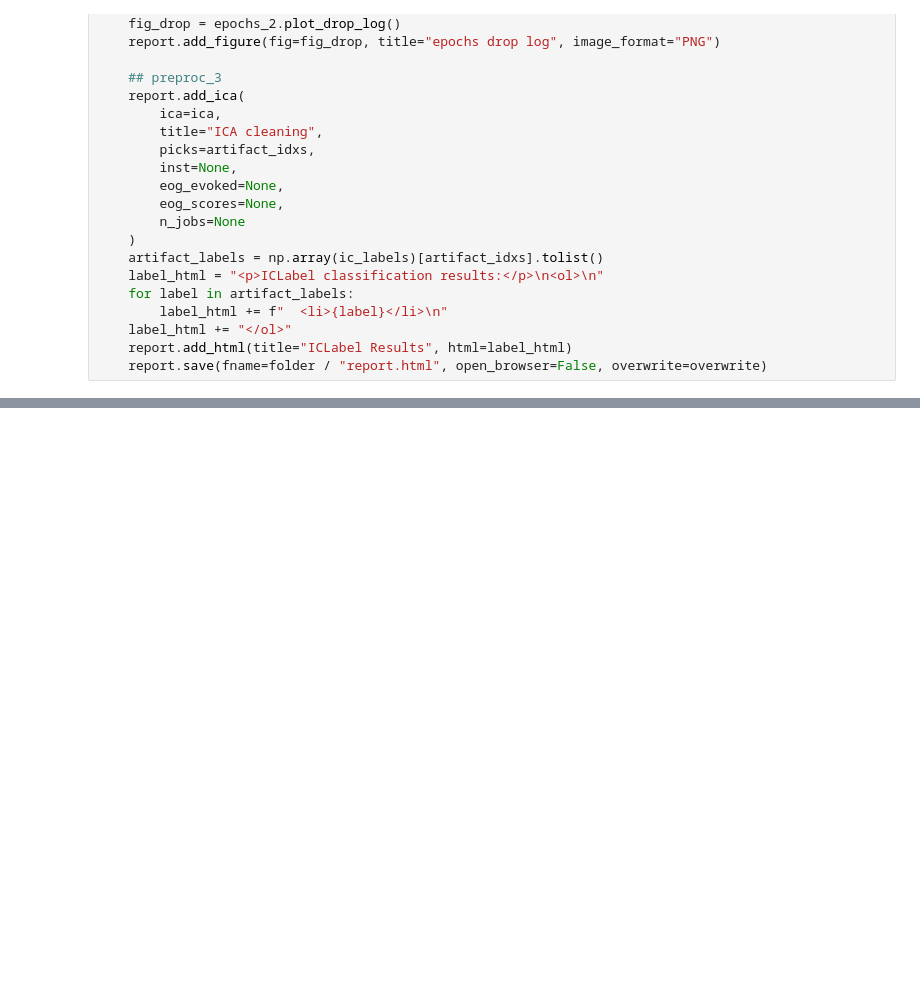
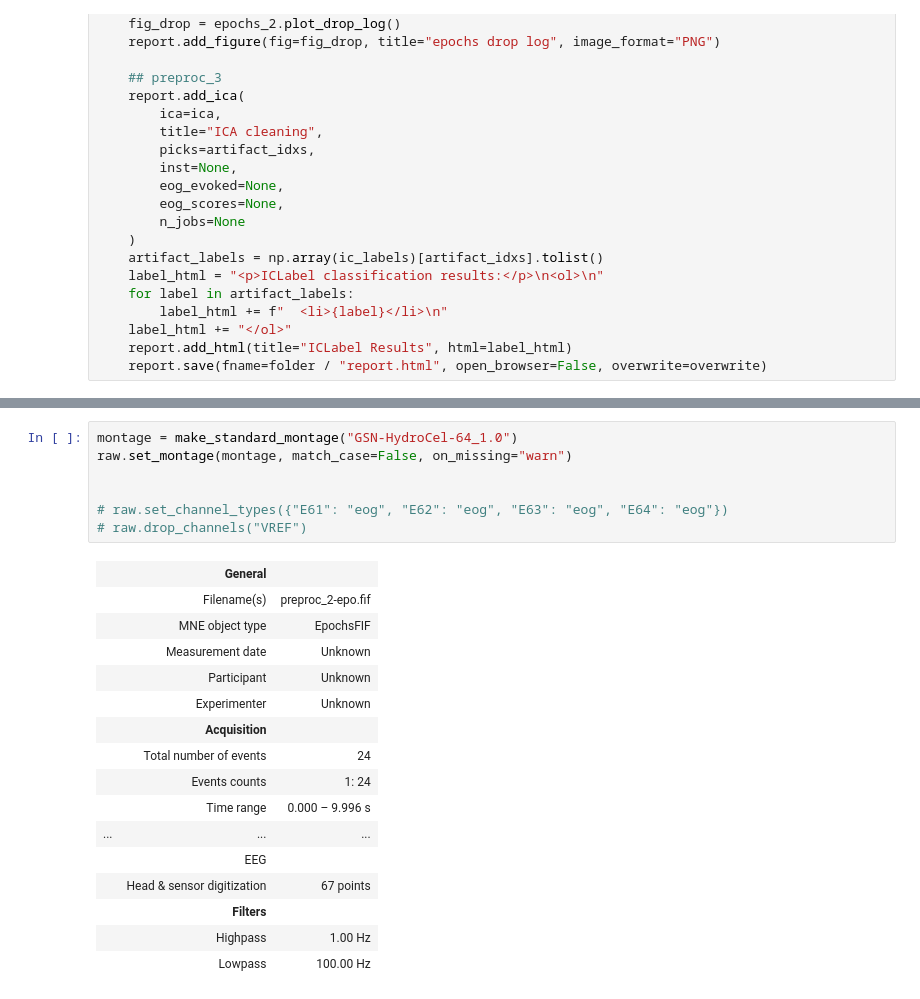
Before and after one commit to payamsash/Tinnorm, a Jupyter notebook: src/main.ipynb, the cells around one changed output, grey strips where cells are left out. Saved outputs shown, nothing was run; the diff lists cells and outputs as text; blank space fills up the shorter version.

```diff
--- a/src/main.ipynb
+++ b/src/main.ipynb
@@ -182,0 +204,24 @@ def preprocess(subject_id, bids_root=bids_root):
+# %%
+montage = make_standard_montage("GSN-HydroCel-64_1.0")
+raw.set_montage(montage, match_case=False, on_missing="warn")
+
+
+# raw.set_channel_types({"E61": "eog", "E62": "eog", "E63": "eog", "E64": "eog"})
+# raw.drop_channels("VREF")
+# %% [output]
+|  | General |  |
+|  | Filename(s) | preproc_2-epo.fif |
+|  | MNE object type | EpochsFIF |
+|  | Measurement date | Unknown |
+|  | Participant | Unknown |
+|  | Experimenter | Unknown |
+|  | Acquisition |  |
+|  | Total number of events | 24 |
+|  | Events counts | 1: 24 |
+|  | Time range | 0.000 – 9.996 s |
+| ... | ... | ... |
+|  | EEG |  |
+|  | Head & sensor digitization | 67 points |
+|  | Filters |  |
+|  | Highpass | 1.00 Hz |
+|  | Lowpass | 100.00 Hz |
```
Also changed, not shown: parts of 13 cells of this notebook.
